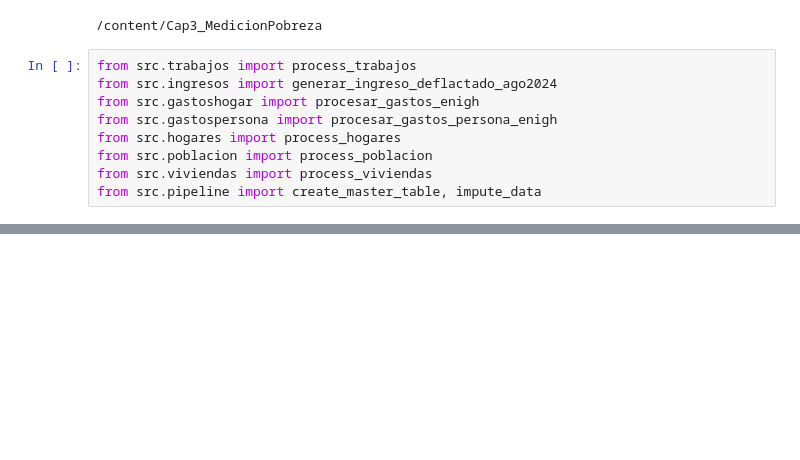
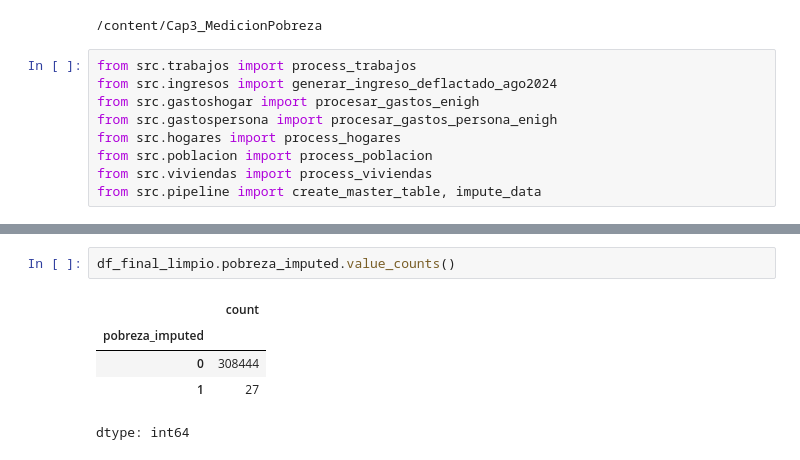
Before and after one commit to LizamaD/Cap3_MedicionPobreza, a Jupyter notebook: notebooks/app.ipynb, the cells around one changed output, grey strips where cells are left out. Drawn from its saved outputs; the diff is of its cells as text; blank space fills up the shorter version.

```diff
--- a/notebooks/app.ipynb
+++ b/notebooks/app.ipynb
@@ -74 +115,9 @@ Procesando tablas individuales...
+# %%
+df_final_limpio.pobreza_imputed.value_counts()
+# %% [output]
+|  | count |
+| pobreza_imputed |  |
+| 0 | 308444 |
+| 1 | 27 |
+dtype: int64
 # %%
```
Also changed, not shown: parts of 4 cells of this notebook, 1 other file.
